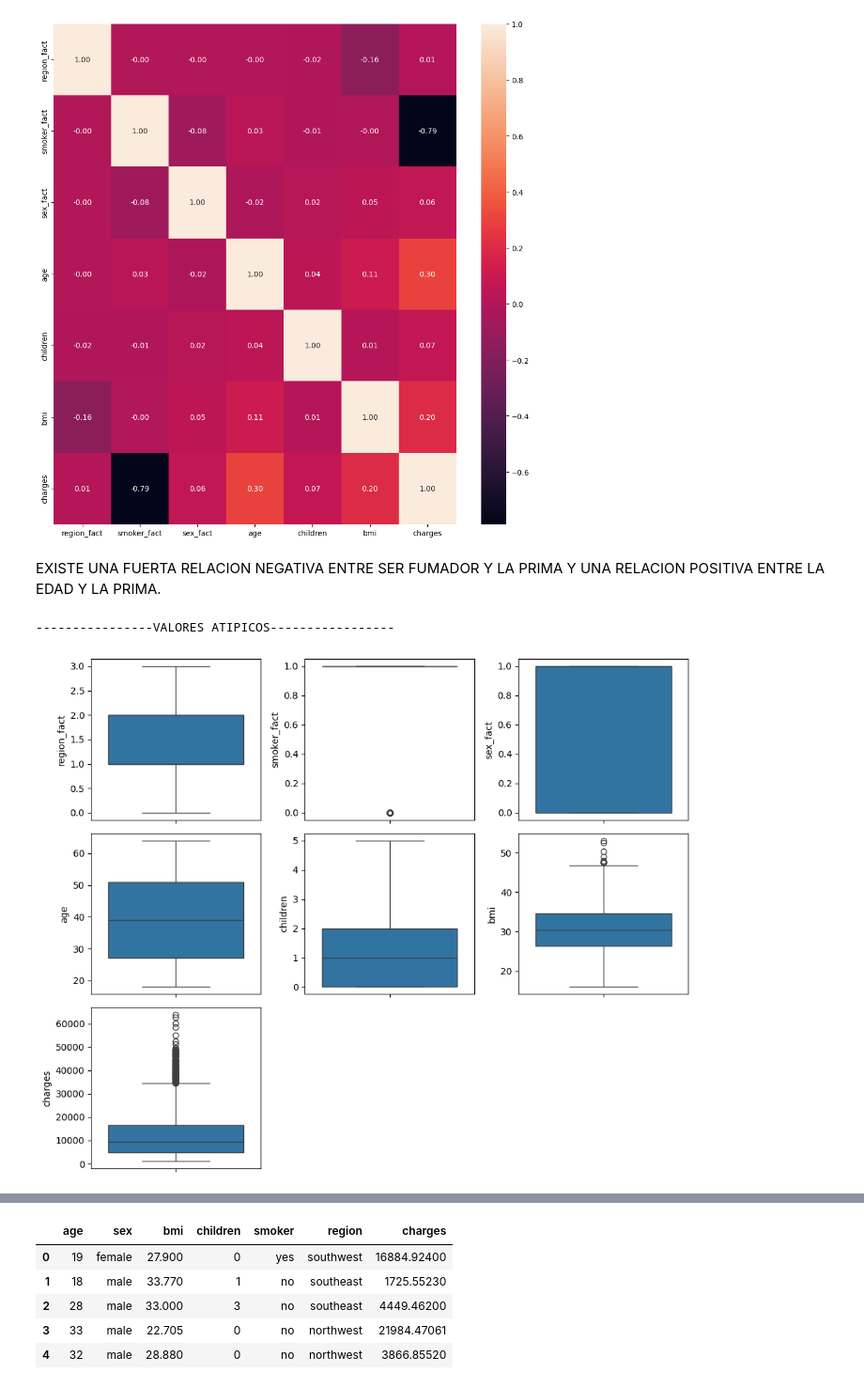
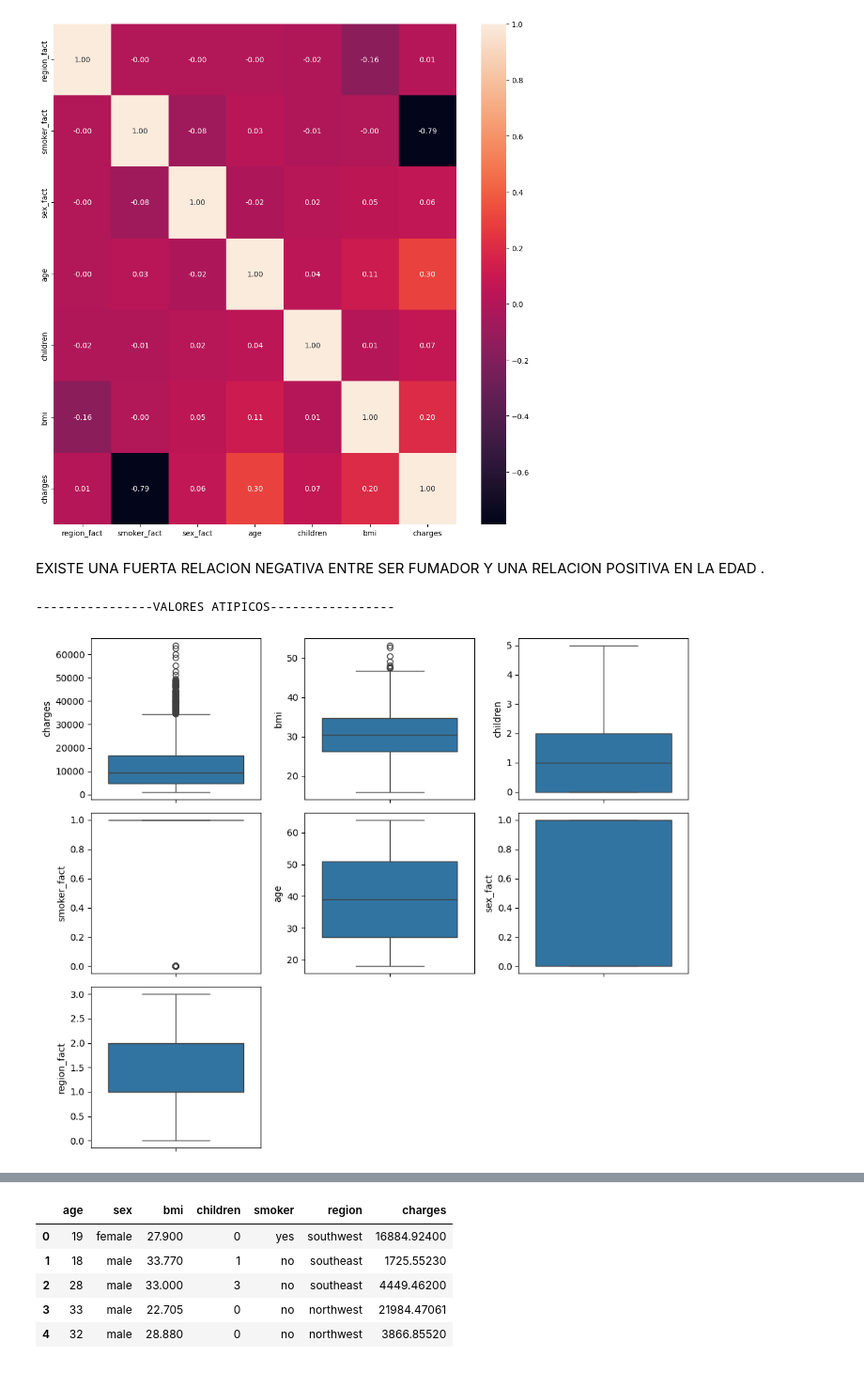
Before and after one commit to 4GeeksAcademy/Proyecto-regresion-lineal-Jorge3127, a Jupyter notebook: src/explore.ipynb, the cells around one changed output, grey strips where cells are left out. Shown: that part at 94% size. Saved outputs shown, nothing was run; the diff lists cells and outputs as text; code cells hidden in the pictures.

```diff
--- a/src/explore.ipynb
+++ b/src/explore.ipynb
@@ -242,25 +248,25 @@ CORRELACION DE TODAS LAS VARIABLES
 # %% [markdown]
-EXISTE UNA FUERTA RELACION NEGATIVA ENTRE SER FUMADOR Y LA PRIMA Y UNA RELACION POSITIVA ENTRE LA EDAD Y LA PRIMA.
+EXISTE UNA FUERTA RELACION NEGATIVA ENTRE SER FUMADOR Y UNA RELACION POSITIVA EN LA EDAD .
 # %%
 print("----------------VALORES ATIPICOS-----------------\n")
 fig, axis = plt.subplots(3, 3, figsize = (10, 8))
 
-sns.boxplot(ax = axis[0, 0], data = df, y = "region_fact")
-sns.boxplot(ax = axis[0, 1], data = df, y = "smoker_fact")
-sns.boxplot(ax = axis[0, 2], data = df, y = "sex_fact")
-sns.boxplot(ax = axis[1, 0], data = df, y = "age")
-sns.boxplot(ax = axis[1, 1], data = df, y = "children")
-sns.boxplot(ax = axis[1, 2], data = df, y = "bmi")
-sns.boxplot(ax = axis[2, 0], data = df, y = "charges")
+sns.boxplot(ax = axis[0, 0], data = df, y = "charges")
+sns.boxplot(ax = axis[0, 1], data = df, y = "bmi")
+sns.boxplot(ax = axis[0, 2], data = df, y = "children")
+sns.boxplot(ax = axis[1, 0], data = df, y = "smoker_fact")
+sns.boxplot(ax = axis[1, 1], data = df, y = "age")
+sns.boxplot(ax = axis[1, 2], data = df, y = "sex_fact")
+sns.boxplot(ax = axis[2, 0], data = df, y = "region_fact")
 
 fig.delaxes(axis[2, 1])
 fig.delaxes(axis[2, 2])
 plt.tight_layout()
 
 plt.show()
 # %% [output]
 ----------------VALORES ATIPICOS-----------------
-[figure, old version]
+[figure, new version]
 # %%
 """ ESTE CÓDIGO TE PERMITIRÁ NO SOLO IDENTIFICAR Y VISUALIZAR LOS OUTLIERS EN CADA
  UNA DE LAS VARIABLES ESPECIFICADAS, SINO TAMBIÉN CONTAR CUÁNTOS DATOS ATÍPICOS
```
Also changed, not shown: parts of 21 cells of this notebook.
